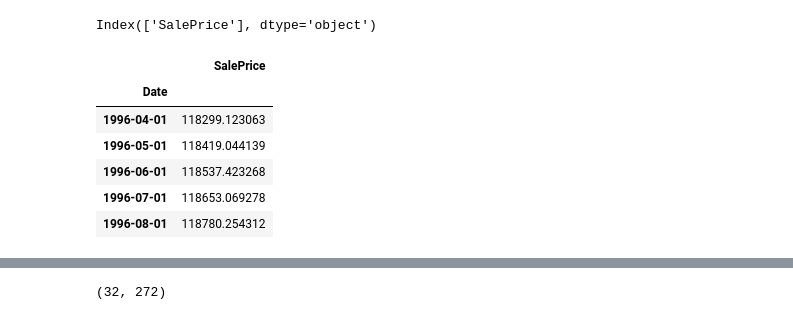
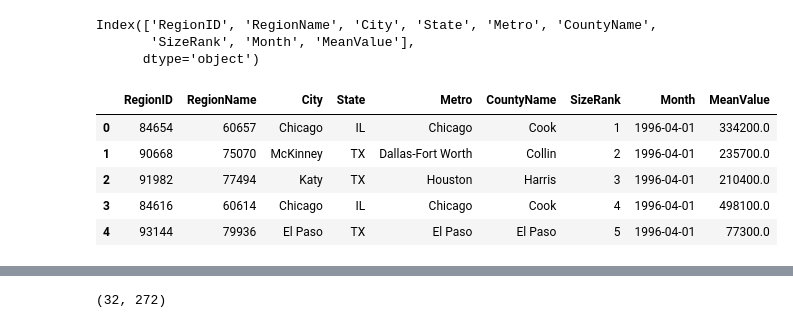
Before and after one commit to davidrtorres/Model-4-Brooklyn-Real-Estate-Investment, a Jupyter notebook: time-series/starter_notebook-Copy1.ipynb, the cells around one changed output, grey strips where cells are left out. Cells and saved outputs as stored; diff of their text form; code cells hidden in the pictures.

```diff
--- a/time-series/starter_notebook-Copy1.ipynb
+++ b/time-series/starter_notebook-Copy1.ipynb
@@ -113,3 +113,7 @@ data_ny.head()
 | 2 | 77494 | 210400.0 | 212200.0 | 212200.0 | 210700.0 | 208300.0 | 205500.0 | 202500.0 | 199800.0 | 198300.0 | 197300.0 | ... |
 | 3 | 60614 | 498100.0 | 500900.0 | 503100.0 | 504600.0 | 505500.0 | 505700.0 | 505300.0 | 504200.0 | 503600.0 | 503400.0 | ... |
 | 4 | 79936 | 77300.0 | 77300.0 | 77300.0 | 77300.0 | 77400.0 | 77500.0 | 77600.0 | 77700.0 | 77700.0 | 77800.0 | ... |
+# %%
+#pd.set_option('display.max_columns', None)
+data_ny = pd.read_csv('zillow_data.csv')
+data_ny.head()
@@ -130,27 +141,36 @@ def melt_data(df):
 
 """
 
+# def melt_data(df):
+#     melted = pd.melt(df, id_vars=['Zipcode'], var_name='Date', value_name='SalePrice')
+#     melted['Date'] = pd.to_datetime(melted['Date'], infer_datetime_format=True)
+#     melted = melted.dropna(subset=['SalePrice'])
+#     melted.index=melted['Date']
+#     melted.drop('Date',axis=1,inplace=True)
+#     return melted#.groupby('Date').aggregate({'SalePrice':'mean'})
+
+
 def melt_data(df):
-    melted = pd.melt(df, id_vars=['Zipcode'], var_name='Date', value_name='SalePrice')
-    melted['Date'] = pd.to_datetime(melted['Date'], infer_datetime_format=True)
-    melted = melted.dropna(subset=['SalePrice'])
-    melted.index=melted['Date']
-    melted.drop('Date',axis=1,inplace=True)
-    return melted.groupby('Date').aggregate({'SalePrice':'mean'})
+    melted = pd.melt(df, id_vars=['RegionID','RegionName', 'City', 'State', 'Metro', 'CountyName',
+                                  'SizeRank'], var_name='Month', value_name='MeanValue')
+    melted['Month'] = pd.to_datetime(melted['Month'], format='%Y-%m')
+    melted = melted.dropna(subset=['MeanValue'])
+    return melted
 # %%
 
-brooklyn = melt_data(data_ny)
+all_states = melt_data(data_ny)
 # %%
-brooklyn.columns
+all_states.columns
 # %% [output]
-Index(['SalePrice'], dtype='object')
+Index(['RegionID', 'RegionName', 'City', 'State', 'Metro', 'CountyName',
+       'SizeRank', 'Month', 'MeanValue'],
+      dtype='object')
 # %%
-brooklyn.head()
+all_states.head()
 # %% [output]
-|  | SalePrice |
-| Date |  |
-| 1996-04-01 | 118299.123063 |
-| 1996-05-01 | 118419.044139 |
-| 1996-06-01 | 118537.423268 |
-| 1996-07-01 | 118653.069278 |
-| 1996-08-01 | 118780.254312 |
+|  | RegionID | RegionName | City | State | Metro | CountyName | SizeRank | Month | MeanValue |
+| 0 | 84654 | 60657 | Chicago | IL | Chicago | Cook | 1 | 1996-04-01 | 334200.0 |
+| 1 | 90668 | 75070 | McKinney | TX | Dallas-Fort Worth | Collin | 2 | 1996-04-01 | 235700.0 |
+| 2 | 91982 | 77494 | Katy | TX | Houston | Harris | 3 | 1996-04-01 | 210400.0 |
+| 3 | 84616 | 60614 | Chicago | IL | Chicago | Cook | 4 | 1996-04-01 | 498100.0 |
+| 4 | 93144 | 79936 | El Paso | TX | El Paso | El Paso | 5 | 1996-04-01 | 77300.0 |
```
Also changed, not shown: parts of 18 cells of this notebook.
